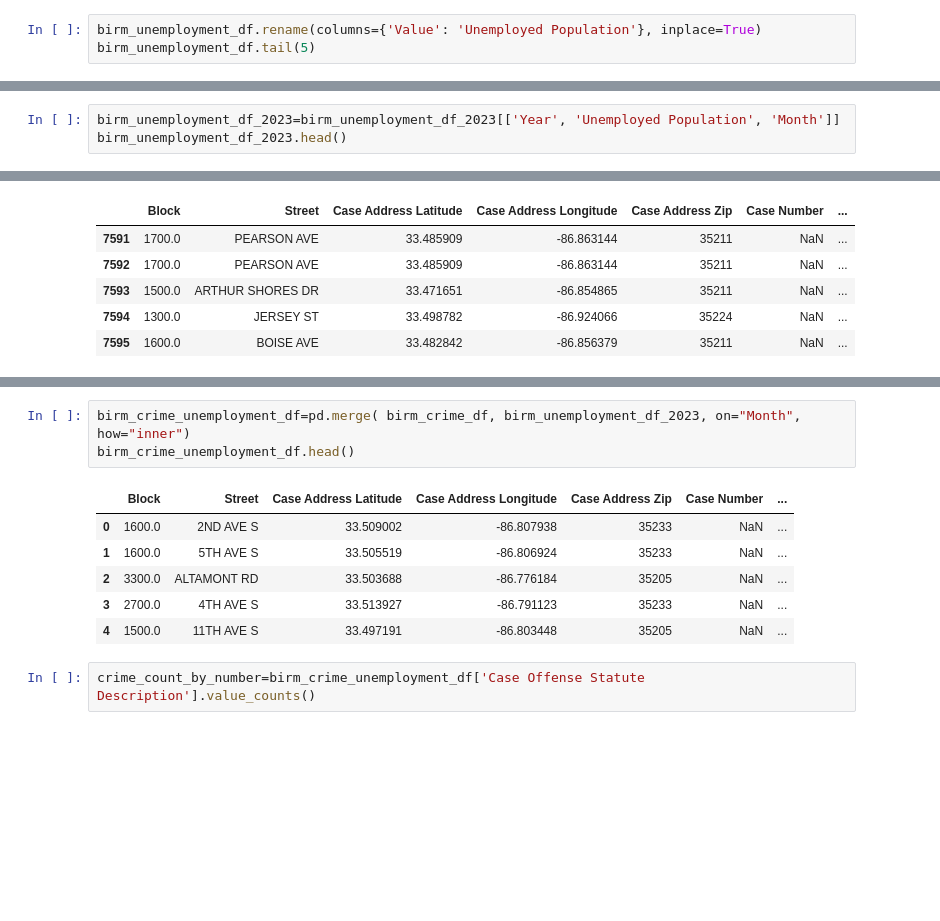
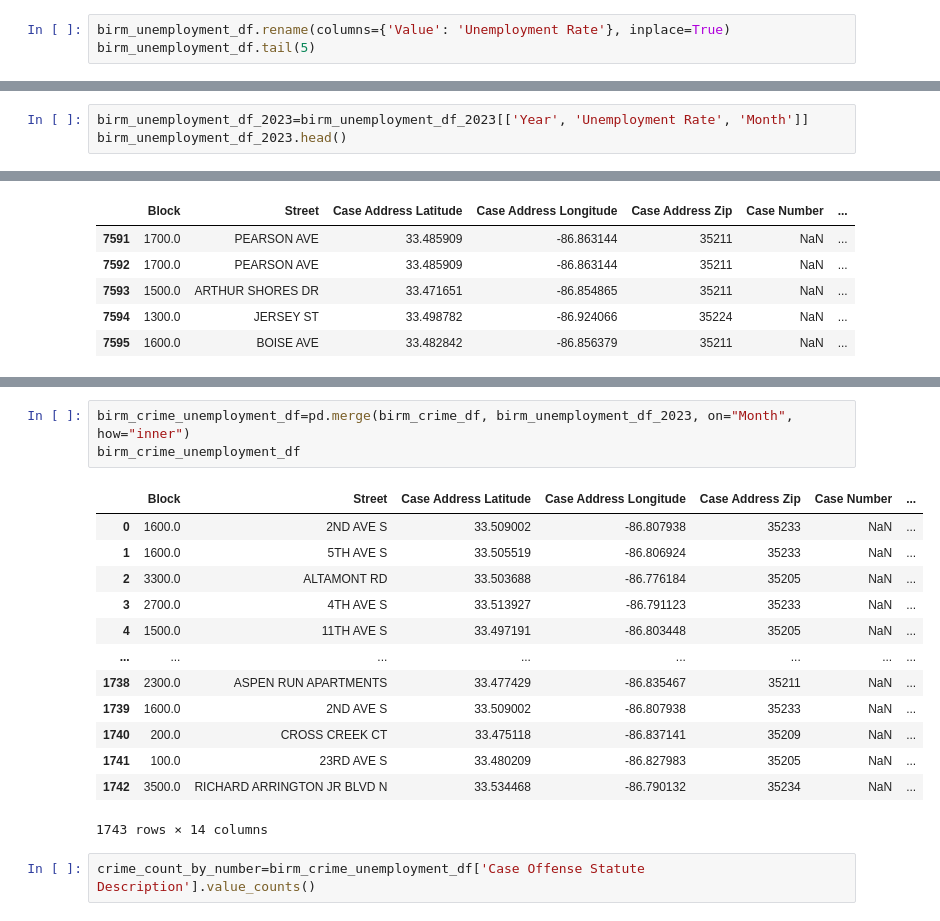
Before and after one commit to Uhuegbu23/crime_unemployment_data, a Jupyter notebook: notebooks/birmingham_crime.ipynb, the cells around one changed output, grey strips where cells are left out. Saved outputs shown, nothing was run; the diff lists cells and outputs as text; blank space fills up the shorter version.

```diff
--- a/notebooks/birmingham_crime.ipynb
+++ b/notebooks/birmingham_crime.ipynb
@@ -807,6 +807,6 @@ birm_unemployment_df.head()
 # %% [markdown]
 This code extracts the month information from a column named "Label" and stores these values into a new column named  "Month". It then displays the first few rows of the modified DataFrame.
 # %%
-birm_unemployment_df.rename(columns={'Value': 'Unemployed Population'}, inplace=True)
+birm_unemployment_df.rename(columns={'Value': 'Unemployment Rate'}, inplace=True)
 birm_unemployment_df.tail(5)
 # %% [output]
@@ -838,6 +838,6 @@ birm_unemployment_df_2023
 # %% [markdown]
 Here, i am extracting the year 2023, that means, i am looking for when the year =2023, because the birmingham crime data only has year as 2023
 # %%
-birm_unemployment_df_2023=birm_unemployment_df_2023[['Year', 'Unemployed Population', 'Month']]
+birm_unemployment_df_2023=birm_unemployment_df_2023[['Year', 'Unemployment Rate', 'Month']]
 birm_unemployment_df_2023.head()
 # %% [output]
@@ -1000,13 +1016,20 @@ See the caveats in the documentation: https://pandas.pydata.org/pandas-docs/stab
 # %%
-birm_crime_unemployment_df=pd.merge( birm_crime_df, birm_unemployment_df_2023, on="Month", how="inner")
-birm_crime_unemployment_df.head()
+birm_crime_unemployment_df=pd.merge(birm_crime_df, birm_unemployment_df_2023, on="Month", how="inner")
+birm_crime_unemployment_df
 # %% [output]
 |  | Block | Street | Case Address Latitude | Case Address Longitude | Case Address Zip | Case Number | ... |
 | 0 | 1600.0 | 2ND AVE S | 33.509002 | -86.807938 | 35233 | NaN | ... |
 | 1 | 1600.0 | 5TH AVE S | 33.505519 | -86.806924 | 35233 | NaN | ... |
 | 2 | 3300.0 | ALTAMONT RD | 33.503688 | -86.776184 | 35205 | NaN | ... |
 | 3 | 2700.0 | 4TH AVE S | 33.513927 | -86.791123 | 35233 | NaN | ... |
 | 4 | 1500.0 | 11TH AVE S | 33.497191 | -86.803448 | 35205 | NaN | ... |
+| ... | ... | ... | ... | ... | ... | ... | ... |
+| 1738 | 2300.0 | ASPEN RUN APARTMENTS | 33.477429 | -86.835467 | 35211 | NaN | ... |
+| 1739 | 1600.0 | 2ND AVE S | 33.509002 | -86.807938 | 35233 | NaN | ... |
+| 1740 | 200.0 | CROSS CREEK CT | 33.475118 | -86.837141 | 35209 | NaN | ... |
+| 1741 | 100.0 | 23RD AVE S | 33.480209 | -86.827983 | 35205 | NaN | ... |
+| 1742 | 3500.0 | RICHARD ARRINGTON JR BLVD N | 33.534468 | -86.790132 | 35234 | NaN | ... |
+1743 rows × 14 columns
 # %%
 crime_count_by_number=birm_crime_unemployment_df['Case Offense Statute Description'].value_counts()
 # %% [markdown]
```
Also changed, not shown: parts of 13 cells of this notebook.
